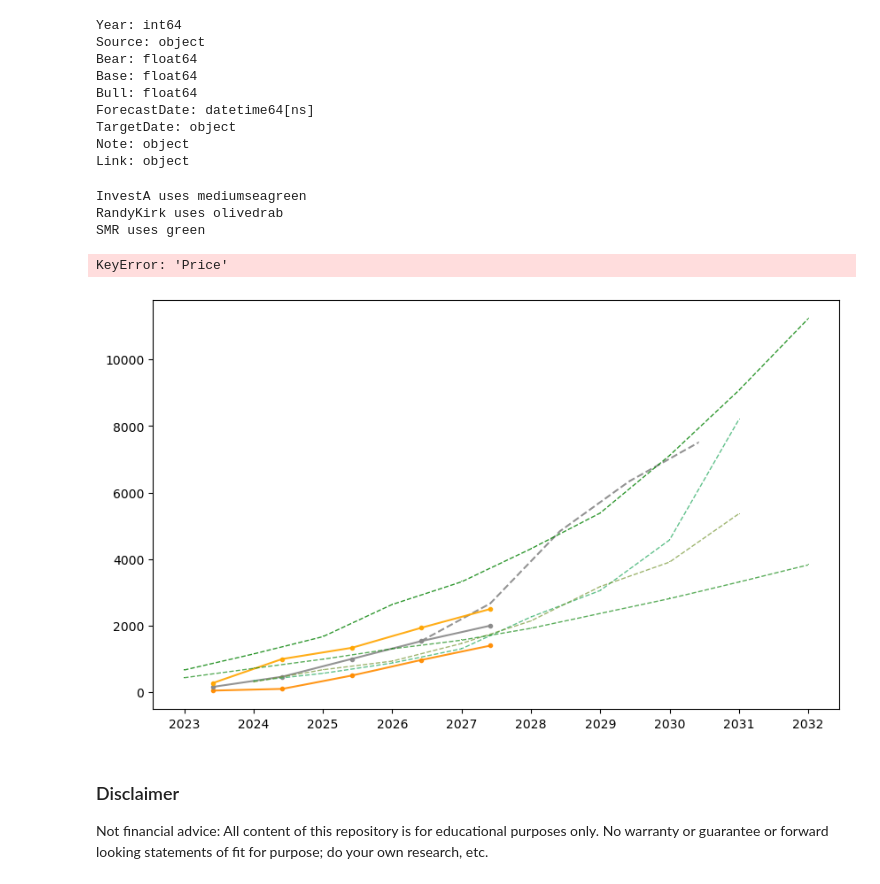
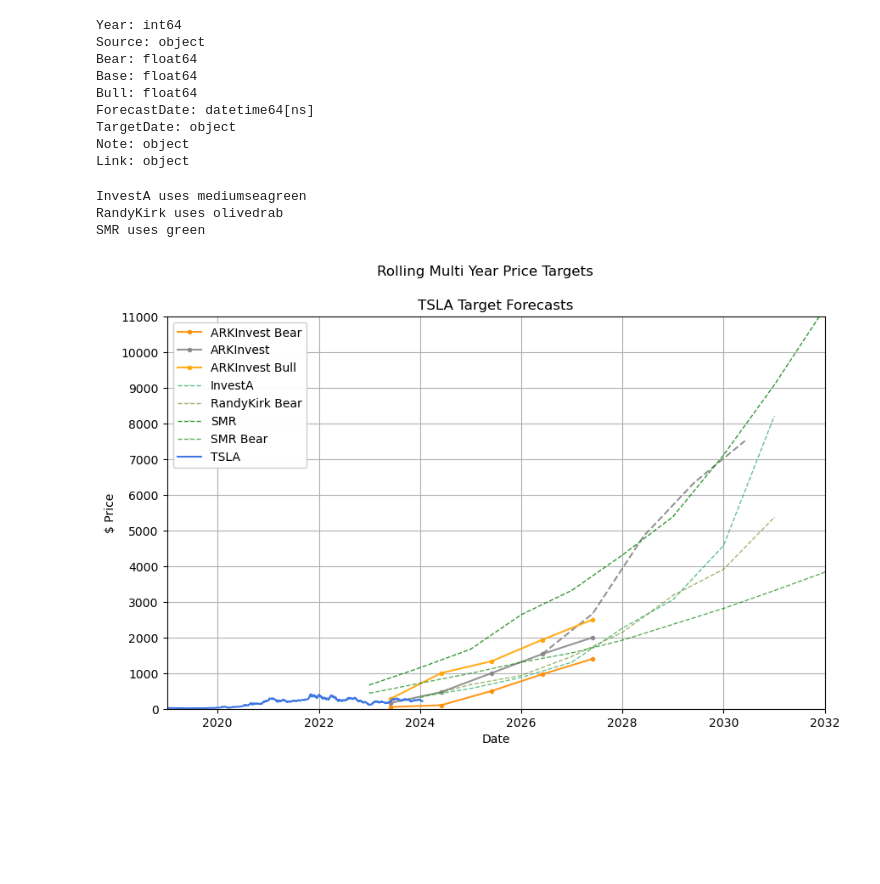
Before and after one commit to mikejonestechno/investment-analytics, a Jupyter notebook: notebooks/tsla-prices.ipynb, the cells around one changed output. Saved outputs shown, nothing was run; the diff lists cells and outputs as text; code cells hidden in the pictures; blank space fills up the shorter version.

```diff
--- a/notebooks/tsla-prices.ipynb
+++ b/notebooks/tsla-prices.ipynb
@@ -341,37 +314,32 @@ for name, group in grouped:
         if group['Base'].notna().sum() > 1:
             plt.plot(rolling_forecast.index, rolling_forecast['Base'], marker='.', label=name[0], color=line_color['base'], alpha=line_alpha)
         if group['Bull'].notna().sum() > 1:
             plt.plot(rolling_forecast.index, rolling_forecast['Bull'], marker='.', label=name[0]+' Bull', color=line_color['bull'], alpha=line_alpha)
 
-plt.plot(df.index, df['Price'], color=colors['tsla'], label='TSLA')
+plt.plot(df.index, df['Adj Close'], color=colors['tsla'], label='TSLA')
 plt.xlabel('Date')
 plt.ylabel('$ Price')
 plt.suptitle('Rolling Multi Year Price Targets')
 plt.title('TSLA Target Forecasts')
 plt.yticks(list(range(0, 100000, 1000)))
 plt.grid(True)
 
 if extendFourYear:
     right_limit = pd.to_datetime('2032-01-01')
     top_limit = 11000
 else:
     right_limit = pd.to_datetime('2028-01-01')
     top_limit = 5000
 plt.ylim(bottom=0, top=top_limit)
 plt.xlim(left=pd.to_datetime('2019-01-01'), right=right_limit)
 
 #plt.yscale('linear')
 legend = plt.legend(loc='best')
 legend.get_frame().set_facecolor('white')
 legend.get_frame().set_alpha(0.98)
 plt.show()
 # %% [output]
 InvestA uses mediumseagreen
 RandyKirk uses olivedrab
 SMR uses green
-KeyError: 'Price'
-[figure, old version]
+[figure, new version]
-# %% [markdown]
-### Disclaimer
-
-Not financial advice: All content of this repository is for educational purposes only. No warranty or guarantee or forward looking statements of fit for purpose; do your own research, etc.
```
Also changed, not shown: parts of 1 cell of this notebook.
